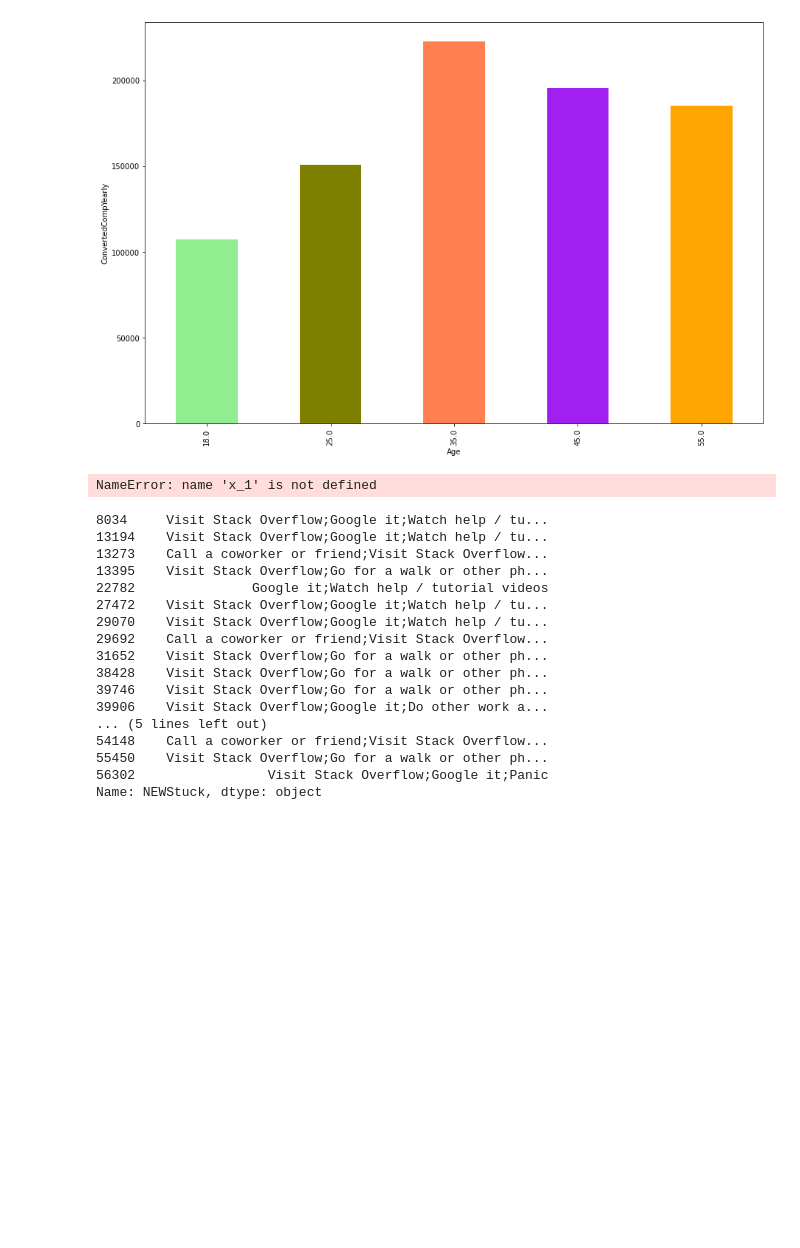
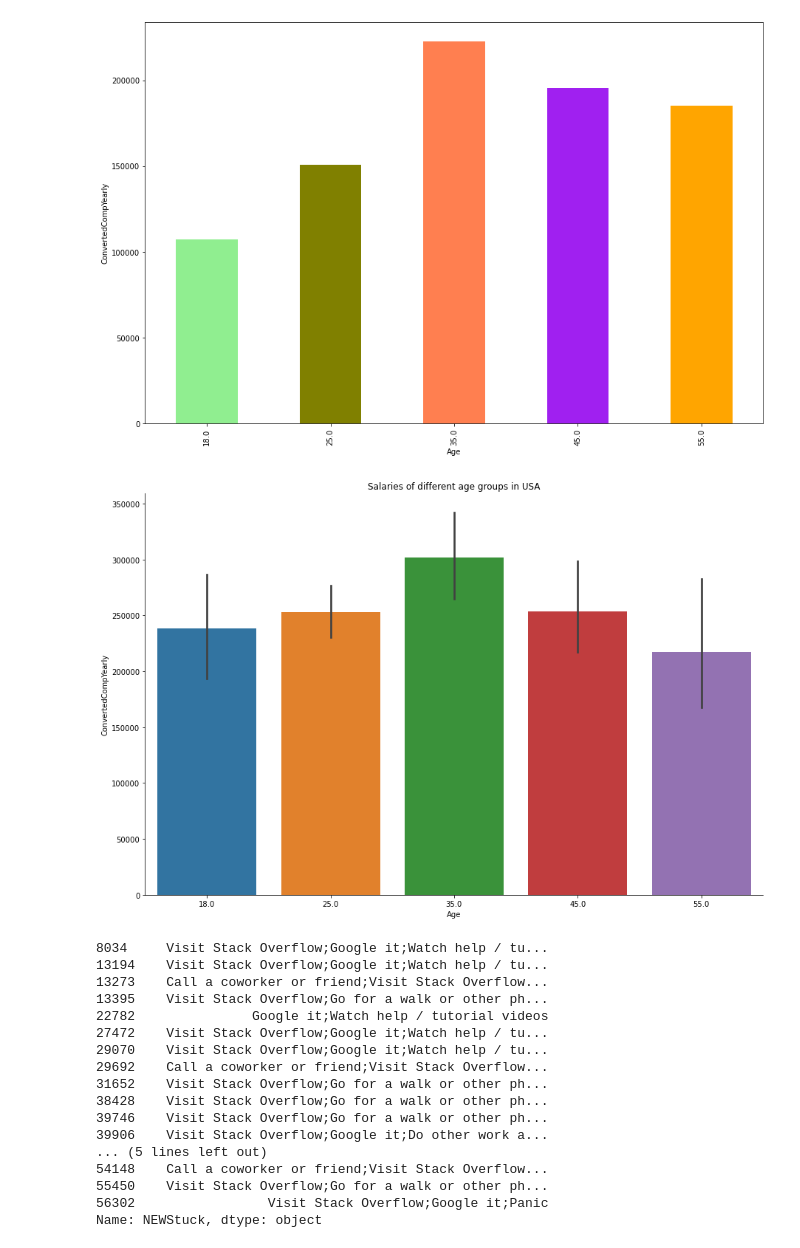
Before and after one commit to abraazaryan14/Intro-to-DataScience-Project1, a Jupyter notebook: First_Project.ipynb, the cells around one changed output. Drawn from its saved outputs; the diff is of its cells as text; code cells hidden in the pictures; blank space fills up the shorter version.

```diff
--- a/First_Project.ipynb
+++ b/First_Project.ipynb
@@ -218,8 +218,11 @@ US_developer_AgeGroupby.plot.bar(figsize=(15, 10), color=color_palette);
 # %% [output]
 [figure]
 # %%
-sns.barplot(x_1,y_1,palette='deep')
-sns.despine(left=True)
+plt.rcParams["figure.figsize"] = (15,10)
+
+sns.barplot(x = 'Age', y = 'ConvertedCompYearly', data = USA_df).set(title='Salaries of different age groups in USA')
+sns.despine()
+plt.show()
 # %% [output]
-NameError: name 'x_1' is not defined
+[figure, added]
 # %%
```
Also changed, not shown: parts of 6 cells of this notebook.
